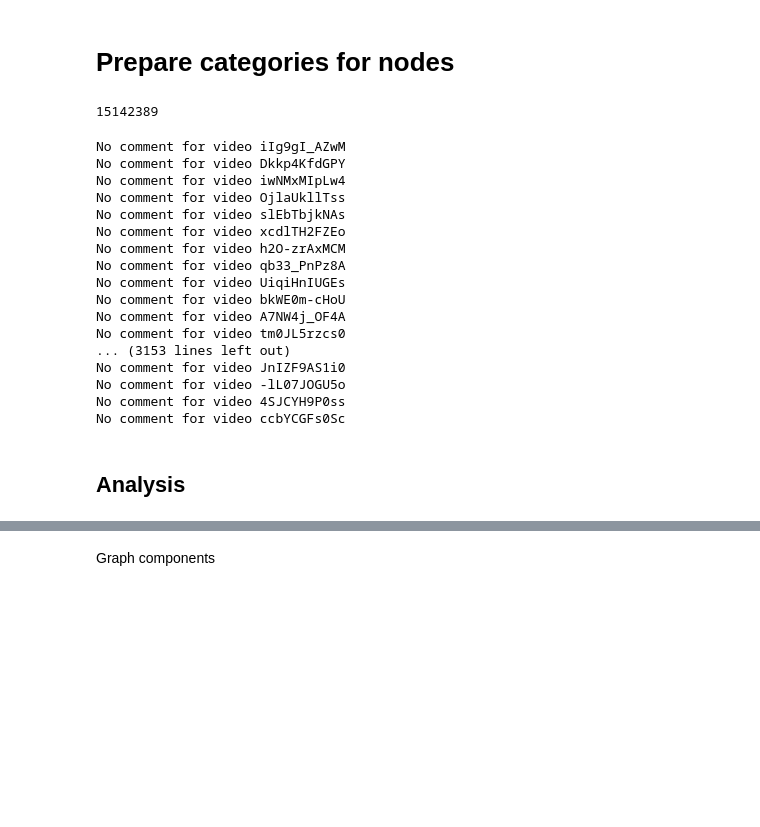
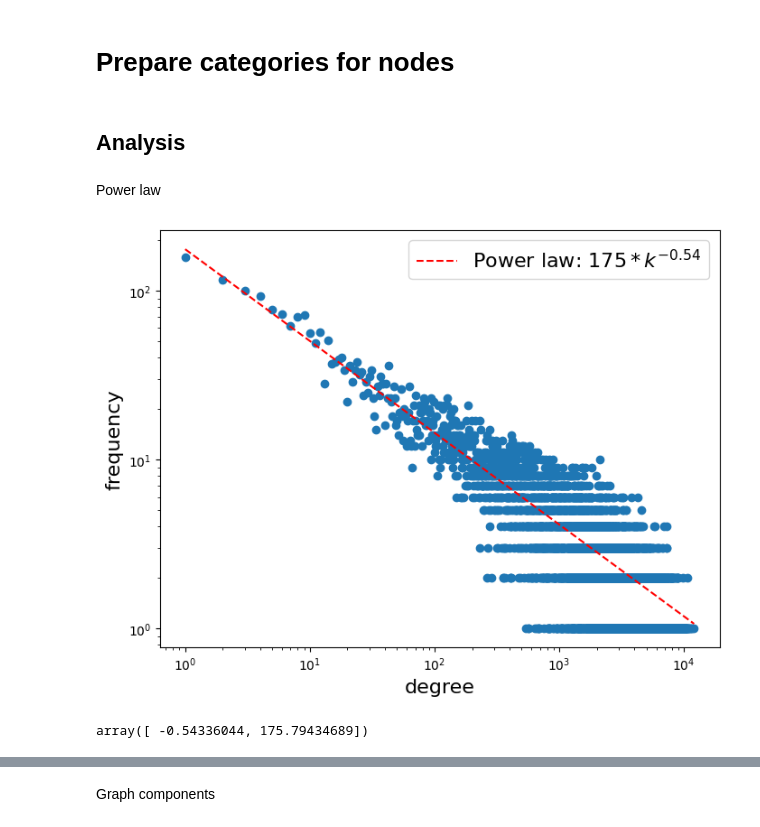
Before and after one commit to marceloslo/TP_MidiasSociais, a Jupyter notebook: Graph_analysis.ipynb, the cells around one changed output, grey strips where cells are left out. Saved outputs shown, nothing was run; the diff lists cells and outputs as text; code cells hidden in the pictures; blank space fills up the shorter version.

```diff
--- a/Graph_analysis.ipynb
+++ b/Graph_analysis.ipynb
@@ -20,28 +22,14 @@ video_index=pickle.load(open('Graph/video_index','rb'))
 # %%
-len(G.edges)
+with open('./Data/categories.json') as file:
+    categories = json.load(file)
+category_dict = {int(i['id']):i['snippet']['title'] for i in categories}
-# %% [output]
-15142389
 # %%
 for video in videos.to_dict(orient='records'):
     try:
         G.nodes[video_index[video['videoId']]]['category'] = int(video['category'])
     except:
-        print(f'No comment for video {video["videoId"]}')
+        pass
+    try:
+        small.nodes[video_index[video['videoId']]]['category'] = int(video['category'])
+    except:
+        pass
-# %% [output]
-No comment for video iIg9gI_AZwM
-No comment for video Dkkp4KfdGPY
-No comment for video iwNMxMIpLw4
-No comment for video OjlaUkllTss
-No comment for video slEbTbjkNAs
-No comment for video xcdlTH2FZEo
-No comment for video h2O-zrAxMCM
-No comment for video qb33_PnPz8A
-No comment for video UiqiHnIUGEs
-No comment for video bkWE0m-cHoU
-No comment for video A7NW4j_OF4A
-No comment for video tm0JL5rzcs0
-... (3153 lines left out)
-No comment for video JnIZF9AS1i0
-No comment for video -lL07JOGU5o
-No comment for video 4SJCYH9P0ss
-No comment for video ccbYCGFs0Sc
@@ -54,2 +36,29 @@ for node in G.nodes:
 # %% [markdown]
 ## Analysis
+# %% [markdown]
+Power law
+# %%
+def func_powerlaw(k, alpha, c):
+    return k**alpha * c
+
+target_func = func_powerlaw
+
+X, y = np.unique([G.degree(n) for n in G.nodes() if G.degree(n)], return_counts=True)
+
+popt, pcov = curve_fit(target_func, X, y)
+
+plt.figure(figsize=(8, 6))
+plt.plot(X, target_func(X, *popt), '--',color='r',label=r'Power law: $175*k^{-0.54}$')
+plt.scatter(X,y)
+plt.loglog()
+plt.xlabel('degree',fontsize=16)
+plt.ylabel('frequency',fontsize=16)
+plt.legend(fontsize=16)
+plt.savefig('figures/all_nodes_degrees.pdf',format='pdf')
+plt.show()
+# %% [output]
+[figure, added]
+# %%
+popt
+# %% [output]
+array([ -0.54336044, 175.79434689])
```
Also changed, not shown: parts of 60 cells of this notebook, 9 other files.
